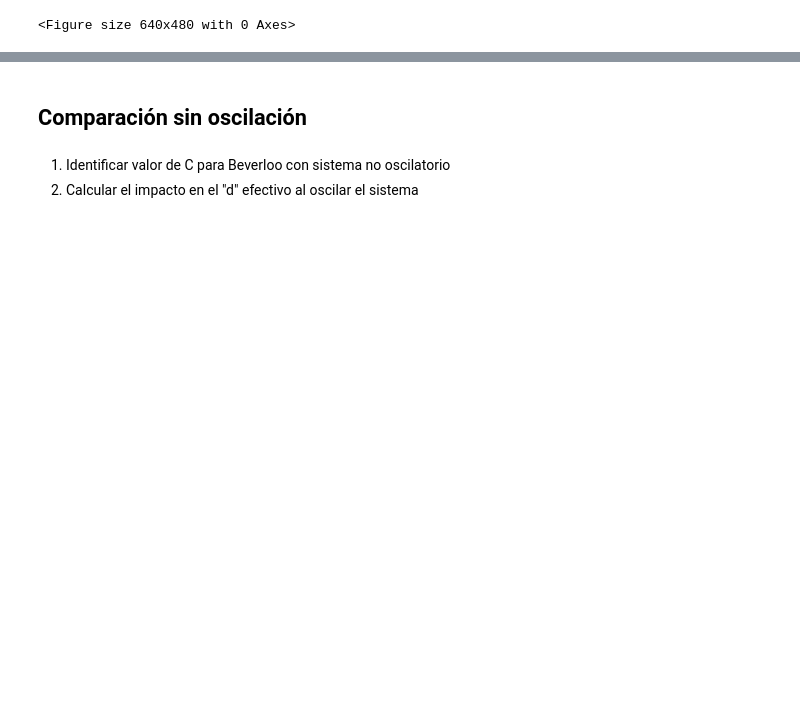
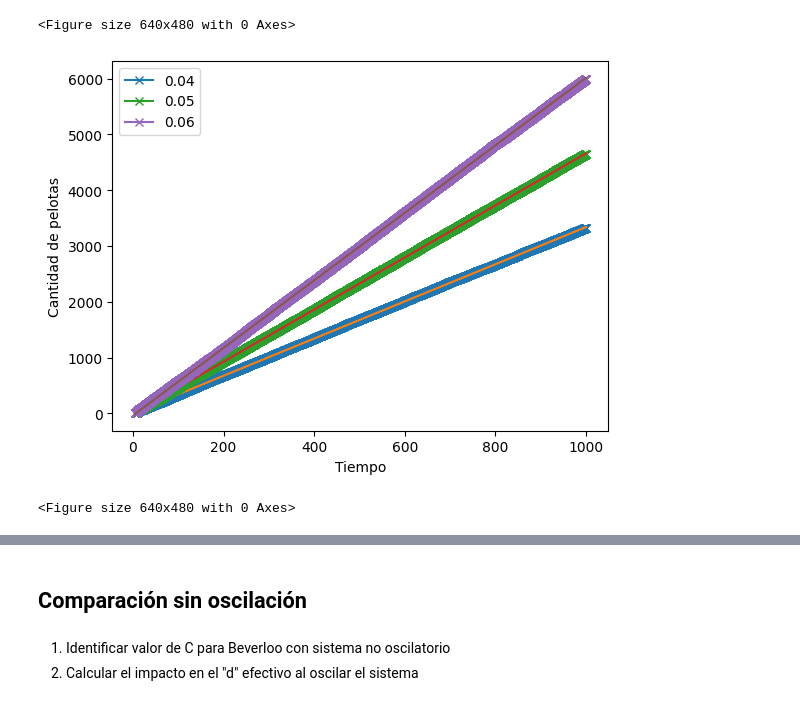
Before and after one commit to shadad00/Simulacion-de-sistemas, a Jupyter notebook: notebooks/TP5.ipynb, the cells around one changed output, grey strips where cells are left out. Drawn from its saved outputs; the diff is of its cells as text; code cells hidden in the pictures; blank space fills up the shorter version.

```diff
--- a/notebooks/TP5.ipynb
+++ b/notebooks/TP5.ipynb
@@ -113,16 +114,28 @@ plot_caudal_by_frequency()
 # %%
 # Ej 2.
-def plot_discharge_line():
+def plot_discharge_line(freq):
     base = f"{BASE_PATH}/"
     gaps = [0.04, 0.05, 0.06]
+
+    plt.clf()
+    fig, shared_ax = plt.subplots()
     for gap in gaps:
-        regex = '*gap'+ str(gap)+'*_i*.csv'
+        regex = f"*fq{freq}_gap"+ str(gap)+'*_i*.csv'
         files = Path(base).glob(regex)
         path = [f for f in files][0]
-        plot_discharge_line_for_gap(gap, path)
-plot_discharge_line()
+        plot_discharge_line_for_gap(gap, path, shared_ax)
+
+    shared_ax.set_xlabel('Tiempo')
+    shared_ax.set_ylabel('Cantidad de pelotas')
+    shared_ax.legend()
+
+    plt.show()
+
+OPTIMAL_FREQ = 10
+plot_discharge_line(OPTIMAL_FREQ)
 # %% [output]
 <Figure size 640x480 with 0 Axes>
+[figure, added]
 # %%
 # generate all the discharge curves
 def plot_discharge_line():
@@ -135,4 +148,6 @@ def plot_discharge_line():
         plot_discharge_line_for_freq(freq, path, None)
 
 plot_discharge_line()
+# %% [output]
+<Figure size 640x480 with 0 Axes>
 # %%
```
Also changed, not shown: parts of 16 cells of this notebook, 4 other files.
